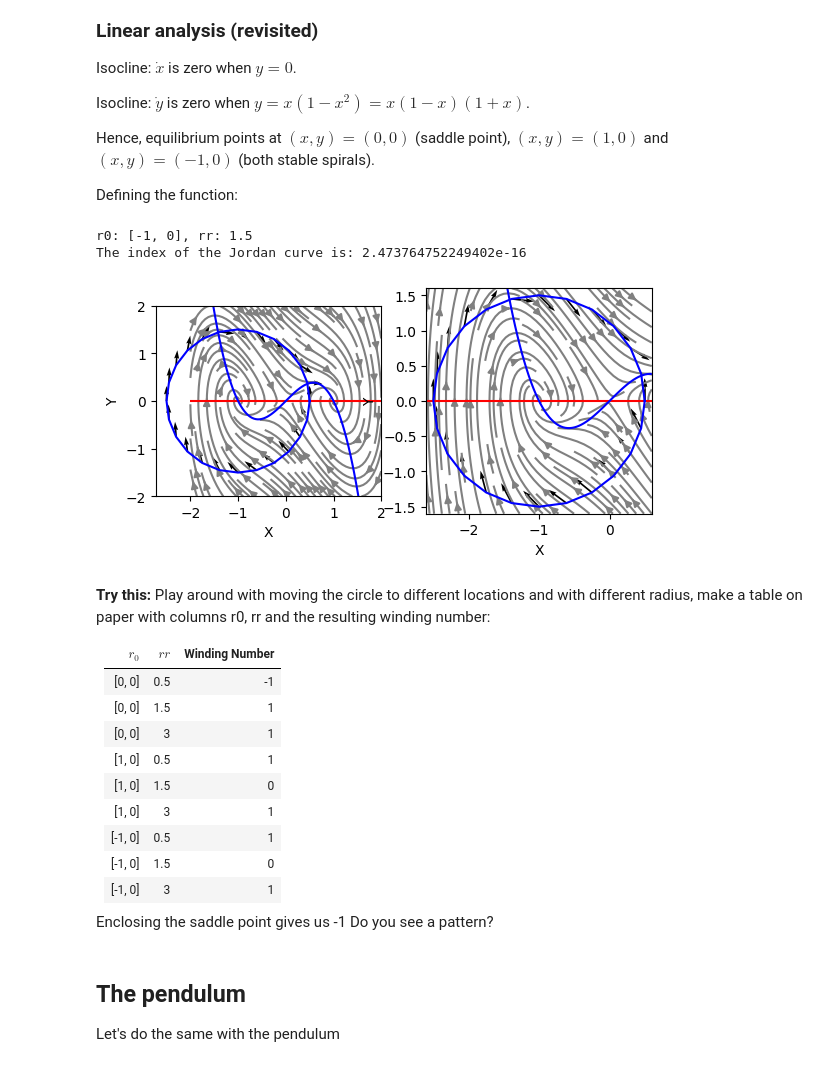
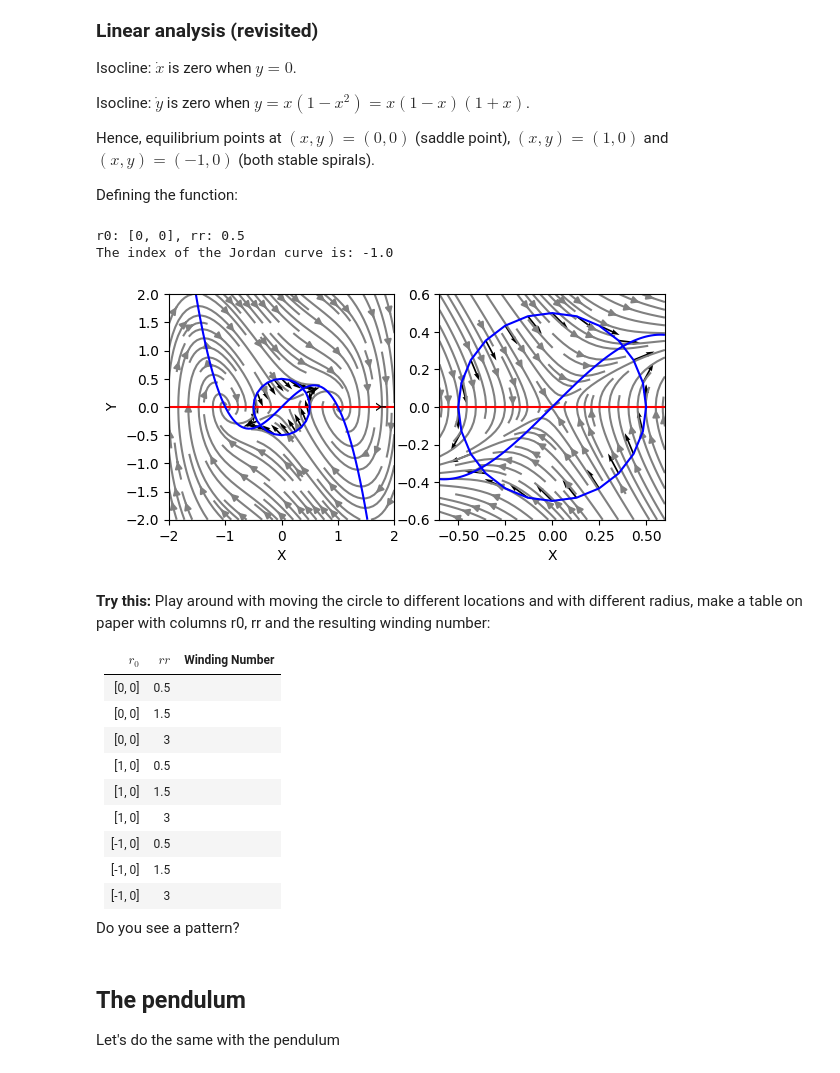
Before and after one commit to vladeviste/mat230, a Jupyter notebook: index_theory.ipynb, the cells around one changed output. Saved outputs shown, nothing was run; the diff lists cells and outputs as text; code cells hidden in the pictures.

```diff
--- a/index_theory.ipynb
+++ b/index_theory.ipynb
@@ -386,58 +380,57 @@ def rhs(t,xy,params=None):
     dy=x*(1-x**2)-y
     return [dx,dy]
 # %%
-r0=[-1,0]  # the coordinates for the centre of the circle
-rr=  1.5    # the radius of the circle
+r0=[0,0]  # the coordinates for the centre of the circle
+rr=  .5   # the radius of the circle
 
 xrange=[-2,2]
 yrange=[-2,2]
 fig, ax = plt.subplots(1, 2)
 ax[0].set_xlabel('X')
 ax[0].set_ylabel('Y')
 ax[0].set_aspect('equal')
 
 ax[0]=plot_flow(ax[0],rhs,xrange=xrange,yrange=yrange,nullclines=True)
 
 # Lets plot a Jordan curve, a circle.
 ax[0]=plot_jordan(ax[0],rhs,r0=r0, rr=rr, vectors=True,vector_scale=15)
 
 # A zoomed image
 ax[1].set_xlabel('X')
 ax[1].set_ylabel('Y')
 ax[1].set_aspect('equal')
 xrange=[r0[0]-rr-0.1,r0[0]+rr+0.1]
 yrange=[r0[1]-rr-0.1,r0[1]+rr+0.1]
 ax[1]=plot_flow(ax[1],rhs,xrange=xrange,yrange=yrange,nullclines=True)
 
 # Lets plot a Jordan curve, a circle.
 ax[1]=plot_jordan(ax[1],rhs,r0=r0, rr=rr, vectors=True,vector_scale=10)
 
 ax[1].set_xlim(xrange[0],xrange[1])
 ax[1].set_ylim(yrange[0],yrange[1])
 
 index = winding_number(rhs, r0, rr)
 print(f"r0: {r0}, rr: {rr}")
 print(f"The index of the Jordan curve is: {index}")
 # %% [output]
-r0: [-1, 0], rr: 1.5
-The index of the Jordan curve is: 2.473764752249402e-16
+r0: [0, 0], rr: 0.5
+The index of the Jordan curve is: -1.0
-[figure, old version]
+[figure, new version]
 # %% [markdown]
 **Try this:** Play around with moving the circle to different locations and with different radius, make a table on paper with columns r0, rr and the resulting winding number:
 
 | $r_0$      | $rr$  | Winding Number |
 |:----------:|:-----:|:--------------:|
-| [0, 0]     | 0.5   |        -1        |
-| [0, 0]     | 1.5   |        1        |
-| [0, 0]     | 3     |        1        |
-| [1, 0]     | 0.5   |        1        |
-| [1, 0]     | 1.5   |        0        |
-| [1, 0]     | 3     |        1        |
-| [-1, 0]    | 0.5   |        1        |
-| [-1, 0]    | 1.5   |        0        |
-| [-1, 0]    | 3     |        1        |
+| [0, 0]     | 0.5   |                |
+| [0, 0]     | 1.5   |                |
+| [0, 0]     | 3     |                |
+| [1, 0]     | 0.5   |                |
+| [1, 0]     | 1.5   |                |
+| [1, 0]     | 3     |                |
+| [-1, 0]    | 0.5   |                |
+| [-1, 0]    | 1.5   |                |
+| [-1, 0]    | 3     |                |
 
-Enclosing the saddle point gives us -1
 Do you see a pattern?
 # %% [markdown]
 ## The pendulum
```
Also changed, not shown: parts of 4 cells of this notebook.
